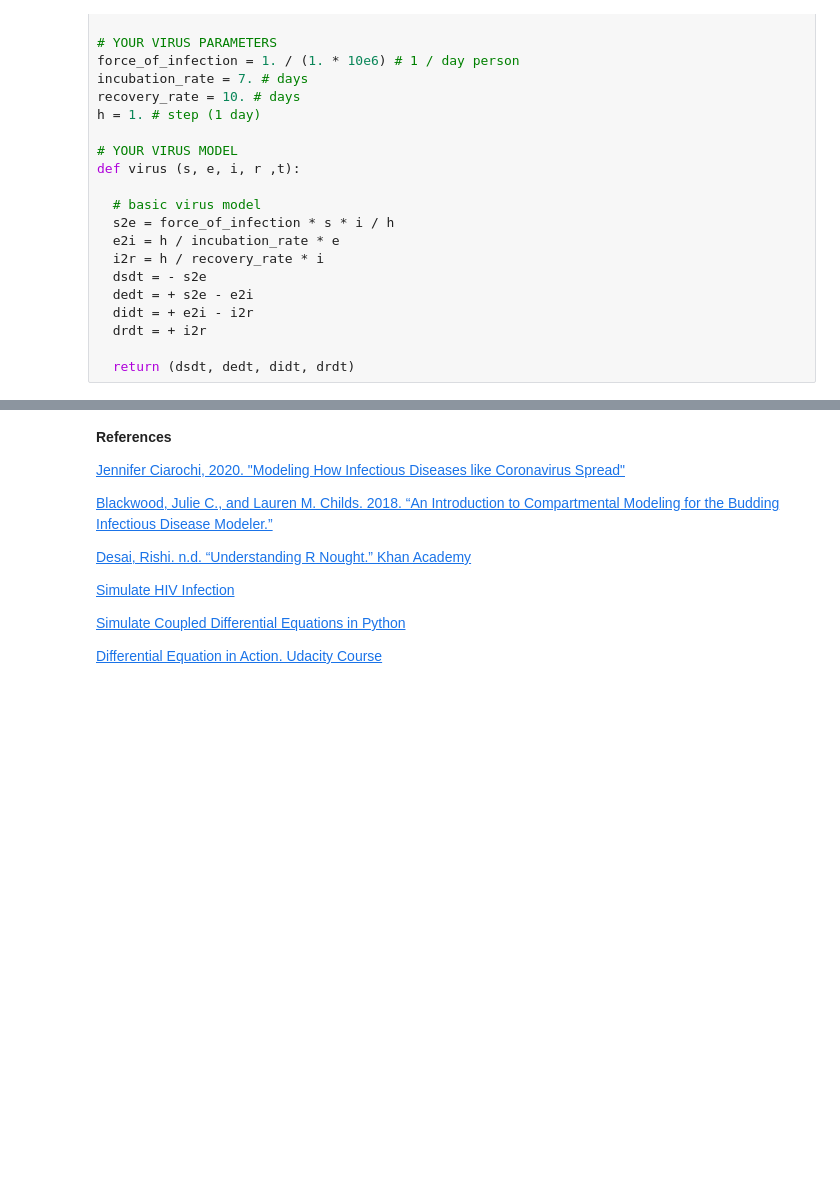
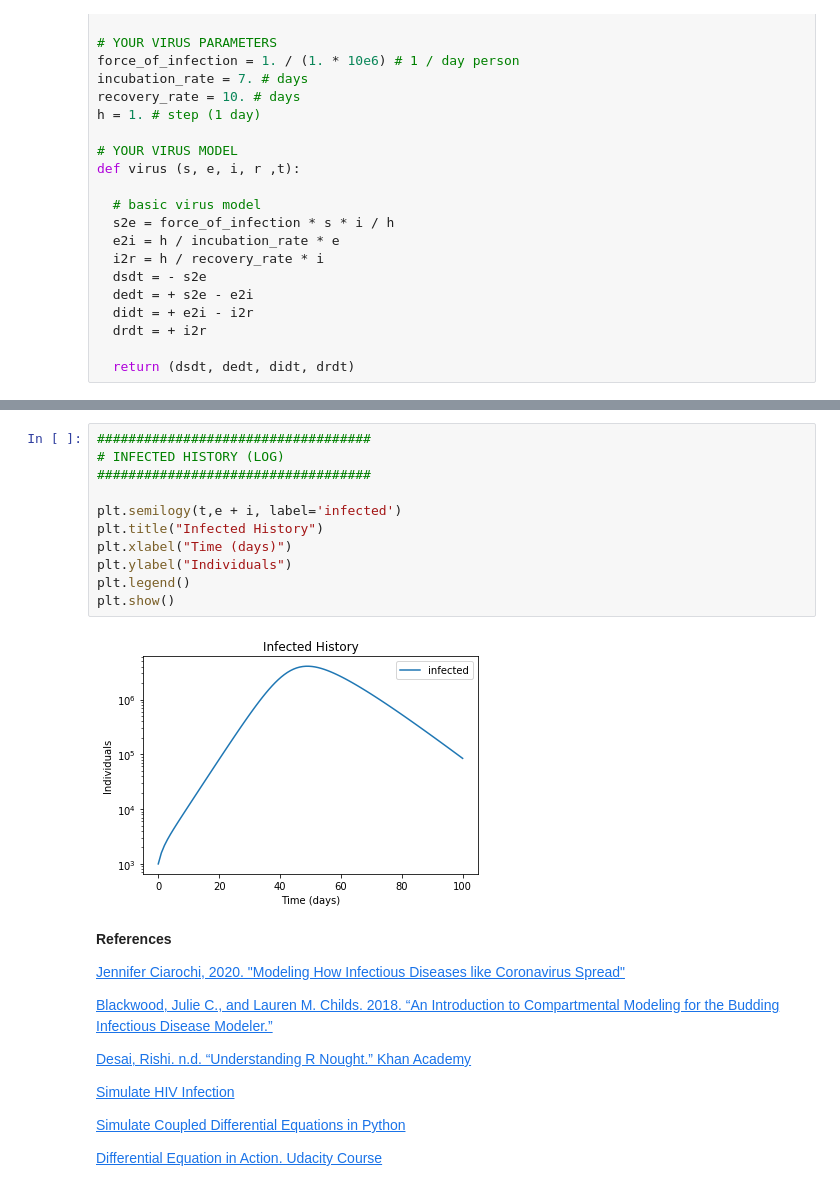
Before and after one commit to lookee/seir-model, a Jupyter notebook: SEIR_model.ipynb, the cells around one changed output, grey strips where cells are left out. Cells and saved outputs as stored; diff of their text form; blank space fills up the shorter version.

```diff
--- a/SEIR_model.ipynb
+++ b/SEIR_model.ipynb
@@ -117,3 +134,16 @@ plt.show()
+# %%
+###################################
+# INFECTED HISTORY (LOG)
+###################################
+
+plt.semilogy(t,e + i, label='infected')
+plt.title("Infected History")
+plt.xlabel("Time (days)")
+plt.ylabel("Individuals")
+plt.legend()
+plt.show()
+# %% [output]
+[figure, added]
 # %% [markdown]
 **References**
 
```
Also changed, not shown: parts of 5 cells of this notebook.
